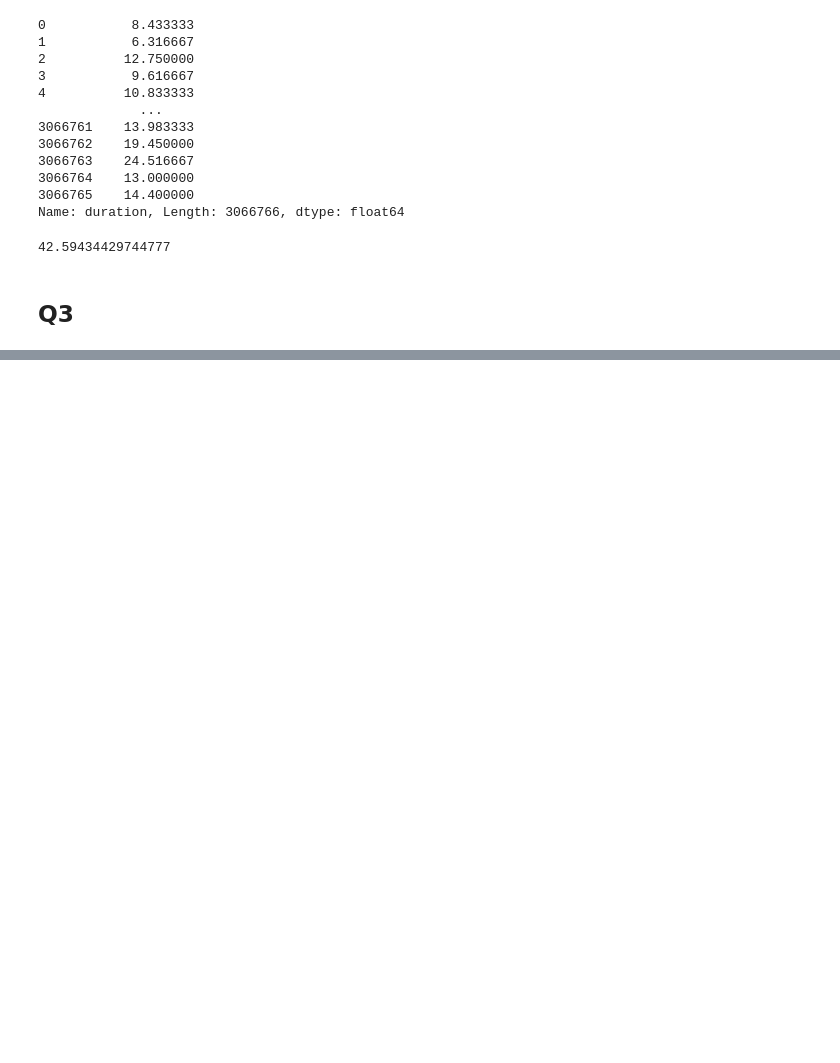
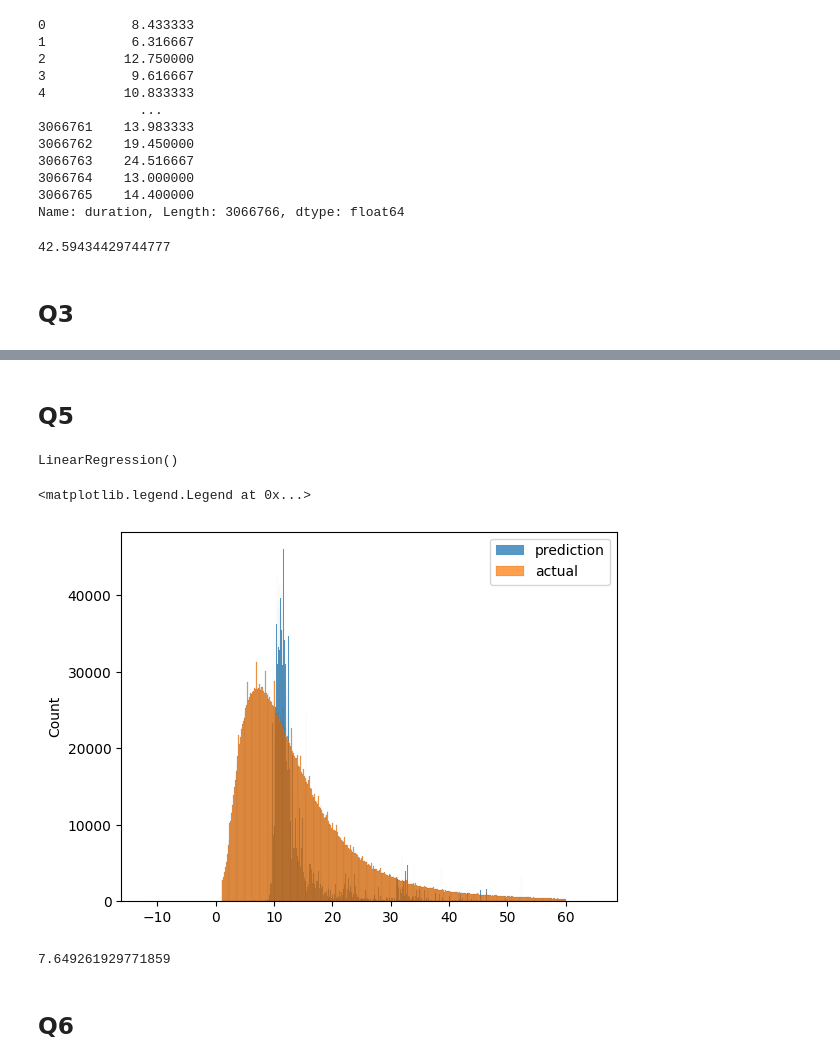
Before and after one commit to PTIT-D22KH/mlops-zoomcamp-own, a Jupyter notebook: 01-intro/hw/own.ipynb, the cells around one changed output, grey strips where cells are left out. Saved outputs shown, nothing was run; the diff lists cells and outputs as text; code cells hidden in the pictures; blank space fills up the shorter version.

```diff
--- a/01-intro/hw/own.ipynb
+++ b/01-intro/hw/own.ipynb
@@ -102,0 +190,26 @@ sns.histplot(df1['duration'])
+# %% [markdown]
+## Q5
+# %%
+target = 'duration'
+# %%
+y_train = df2[target].values
+# %%
+lr = LinearRegression()
+lr.fit(X_train, y_train)
+# %% [output]
+LinearRegression()
+# %%
+y_pred = lr.predict(X_train)
+# %%
+sns.histplot(y_pred, label = 'prediction')
+sns.histplot(y_train, label = 'actual')
+plt.legend()
+# %% [output]
+<matplotlib.legend.Legend at 0x...>
+[figure, added]
+# %%
+mean_squared_error(y_train, y_pred, squared = False)
+# %% [output]
+7.649261929771859
+# %% [markdown]
+## Q6
```
Also changed, not shown: parts of 22 cells of this notebook.
